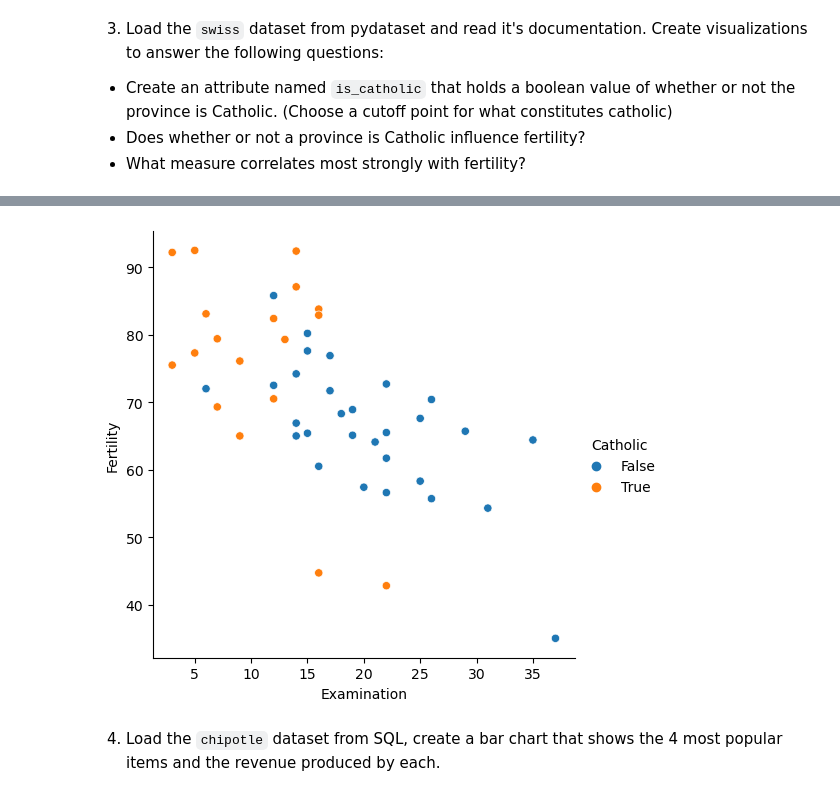
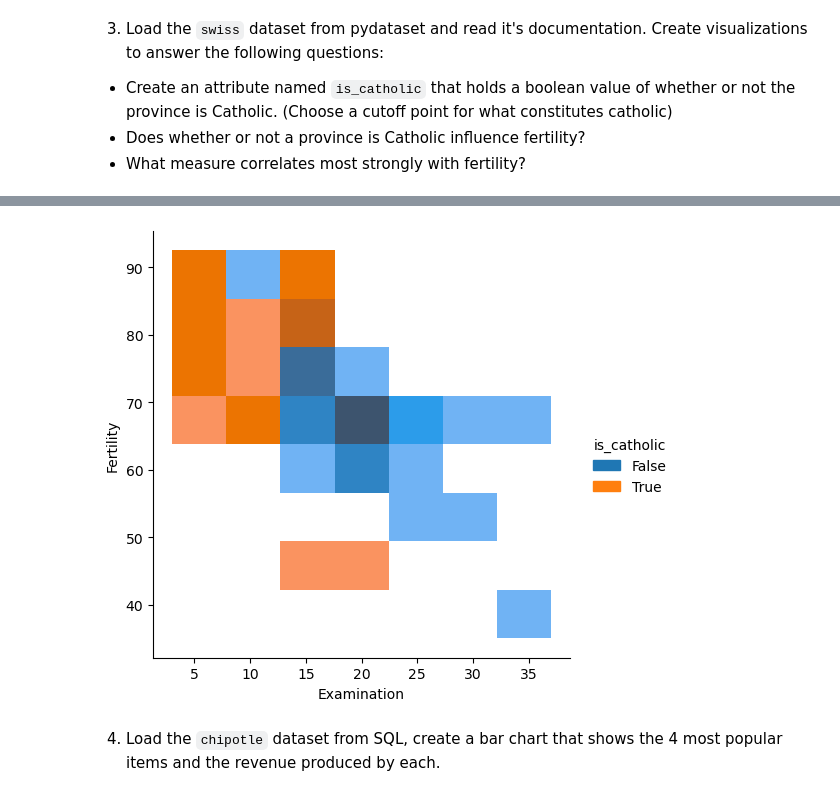
Before and after one commit to tkephart96/numpy-pandas-visualization-exercises, a Jupyter notebook: seaborne_exercises.ipynb, the cells around one changed output, grey strips where cells are left out. Saved outputs shown, nothing was run; the diff lists cells and outputs as text; code cells hidden in the pictures.

```diff
--- a/seaborne_exercises.ipynb
+++ b/seaborne_exercises.ipynb
@@ -121,7 +115,6 @@ plt.show()
 # %%
 # data('swiss',show_doc=True)
 # %%
-swiss = data('swiss').reset_index()
-swiss = swiss.rename(columns={'index':'Province'})
+swiss = data('swiss')
 swiss.sample(5)
 # %% [output]
@@ -134,3 +127,3 @@ swiss.sample(5)
 # %%
-is_catholic = swiss.Catholic>50
+swiss['is_catholic'] = swiss.Catholic>50
 # %%
@@ -146,8 +153,9 @@ plt.show()
 # %%
-sns.relplot(data=swiss, x='Examination', y='Fertility', hue=is_catholic)
+sns.displot(data=swiss, x='Examination', y='Fertility', hue='is_catholic')
+# sns.displot(data=swiss, x='Education', y='Fertility', hue='is_catholic')
 plt.show()
 # %% [output]
-[figure, old version]
+[figure, new version]
 # %% [markdown]
 4. Load the `chipotle` dataset from SQL, create a bar chart that shows the 4 most popular items and the revenue produced by each.
 # %%
```
Also changed, not shown: parts of 14 cells of this notebook.
